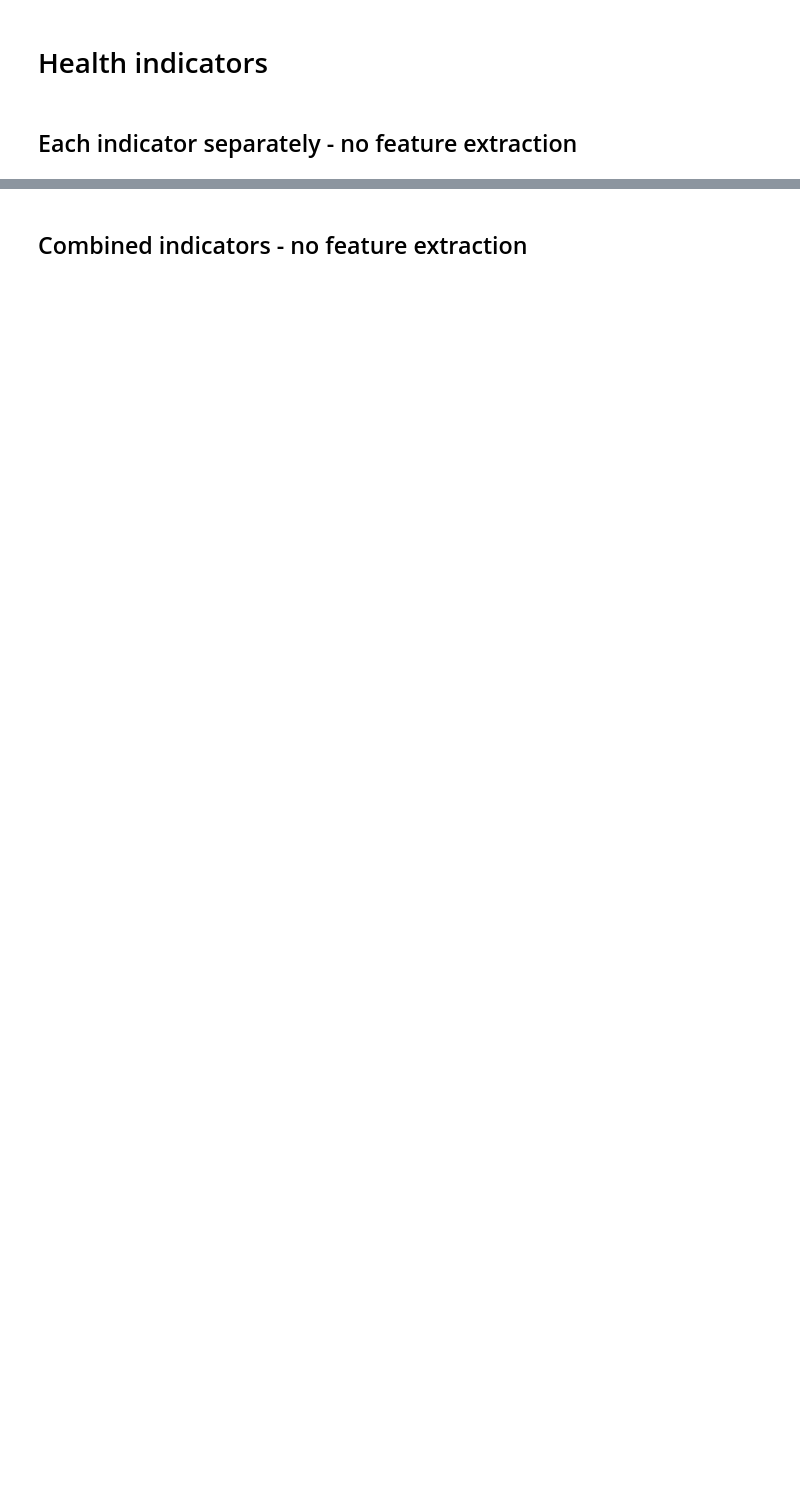
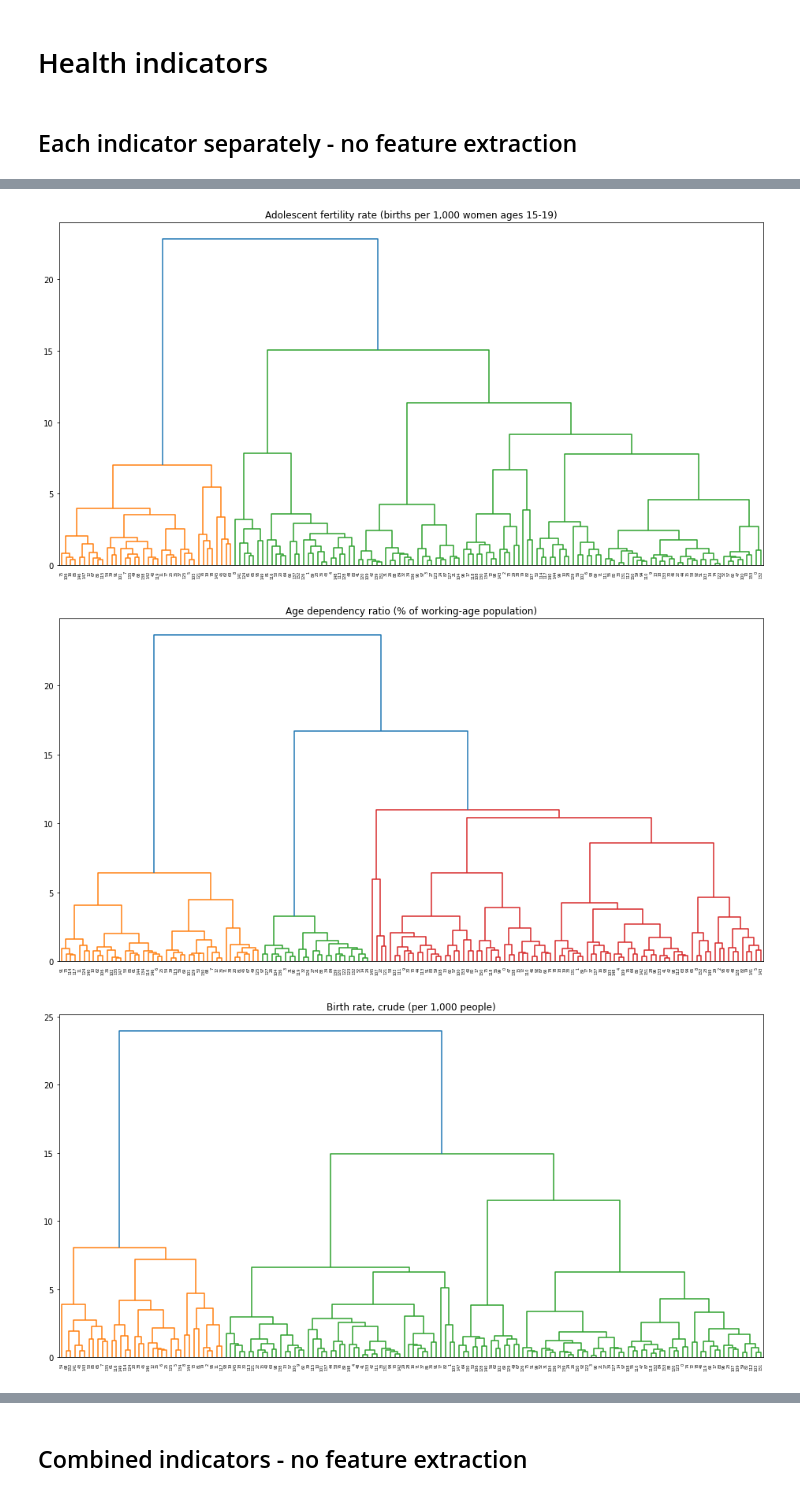
Before and after one commit to maciektr/worldbank_data_exploration, a Jupyter notebook: notebooks/hierarchical_clustering.ipynb, the cells around one changed output, grey strips where cells are left out. Saved outputs shown, nothing was run; the diff lists cells and outputs as text; code cells hidden in the pictures; blank space fills up the shorter version.

```diff
--- a/notebooks/hierarchical_clustering.ipynb
+++ b/notebooks/hierarchical_clustering.ipynb
@@ -230,7 +280,23 @@ NUMBER_OF_CLUSTERS_HEALTH_INDICATORS = {
     "Prevalence of undernourishment (% of population)": 2,
 }
 
+NUMBER_OF_CLUSTERS_HEALTH_INDICATORS_EXTRACTION = {
+    "Adolescent fertility rate (births per 1,000 women ages 15-19)": 2,
+    "Age dependency ratio (% of working-age population)": 3,
+    "Birth rate, crude (per 1,000 people)": 2,
+    "Death rate, crude (per 1,000 people)": 2,
+    "Fertility rate, total (births per woman)": 2,
+    "Immunization, DPT (% of children ages 12-23 months)": 2,
+    "Immunization, measles (% of children ages 12-23 months)": 3,
+    "Incidence of tuberculosis (per 100,000 people)": 3,
+    "Life expectancy at birth, total (years)": 2,
+    "Mortality rate, under-5 (per 1,000 live births)": 3,
+    "Population growth (annual %)": 2,
+    "Prevalence of undernourishment (% of population)": 2,
+}
+
 NUMBER_OF_CLUSTERS_HEALTH_INDICATORS_COMBINED = 3
+NUMBER_OF_CLUSTERS_HEALTH_INDICATORS_COMBINED_EXTRACTION = 2
 
 health_indicators_dict, countries, years = load_time_series(
     indicators=INDICATORS_HEALTH
@@ -248,0 +317,11 @@ data_embedded_visualization(health_indicators_clustered)
+# %%
+linkage_matrices = hierarchical_clustering.dendrogram_each_feature(
+    health_indicators_dict, feature_extraction=True
+)
+health_indicators_clustered = hierarchical_clustering.cluster_each_feature(
+    health_indicators_dict, linkage_matrices, NUMBER_OF_CLUSTERS_HEALTH_INDICATORS_EXTRACTION
+)
+# %% [output]
+[figure, added]
+[figure, added]
+[figure, added]
```
Also changed, not shown: parts of 30 cells of this notebook, 1 other file.
